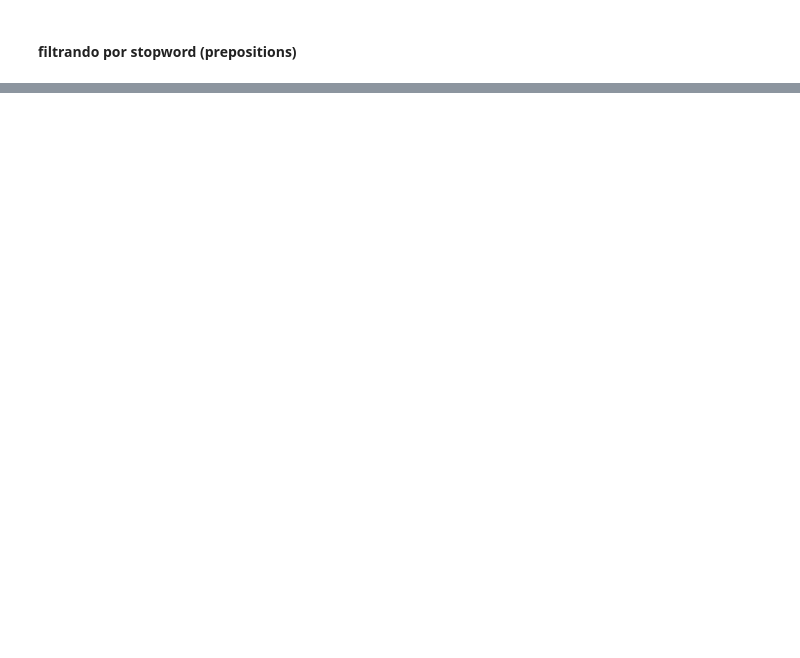
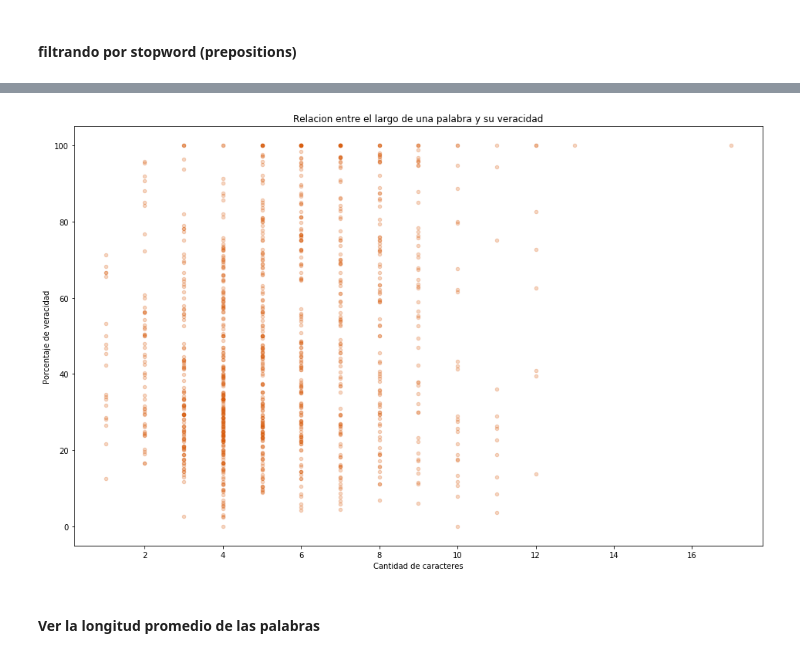
Before and after one commit to RiedelNicolas/TP1-Organizacion-de-Datos, a Jupyter notebook: Nico.ipynb, the cells around one changed output, grey strips where cells are left out. Cells and saved outputs as stored; diff of their text form; code cells hidden in the pictures; blank space fills up the shorter version.

```diff
--- a/Nico.ipynb
+++ b/Nico.ipynb
@@ -1007,0 +1024,2 @@ plt.show()
+# %%
+agrupadas['largo'] = agrupadas.index.str.len()
@@ -1007,0 +1036,10 @@ plt.show()
+# %%
+color = cmap(0.7)
+agrupadas.plot.scatter('largo','porcentaje_veraces', title='Relacion entre el largo de una palabra y su veracidad',alpha=0.25,figsize=(16,10), color = color);
+ax=plt.gca()
+ax.set_xlabel('Cantidad de caracteres')
+ax.set_ylabel('Porcentaje de veracidad');
+# %% [output]
+[figure, added]
+# %% [markdown]
+#### Ver la longitud promedio de las palabras
```
Also changed, not shown: parts of 25 cells of this notebook, 5 other files.
